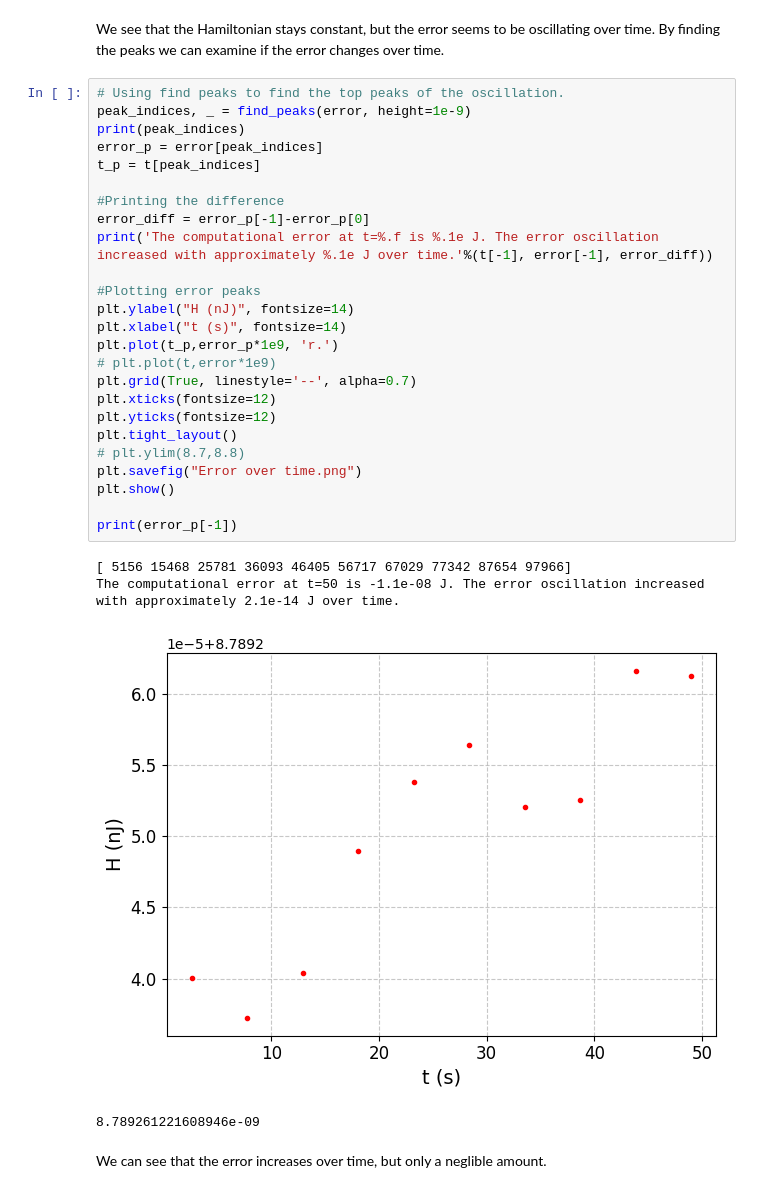
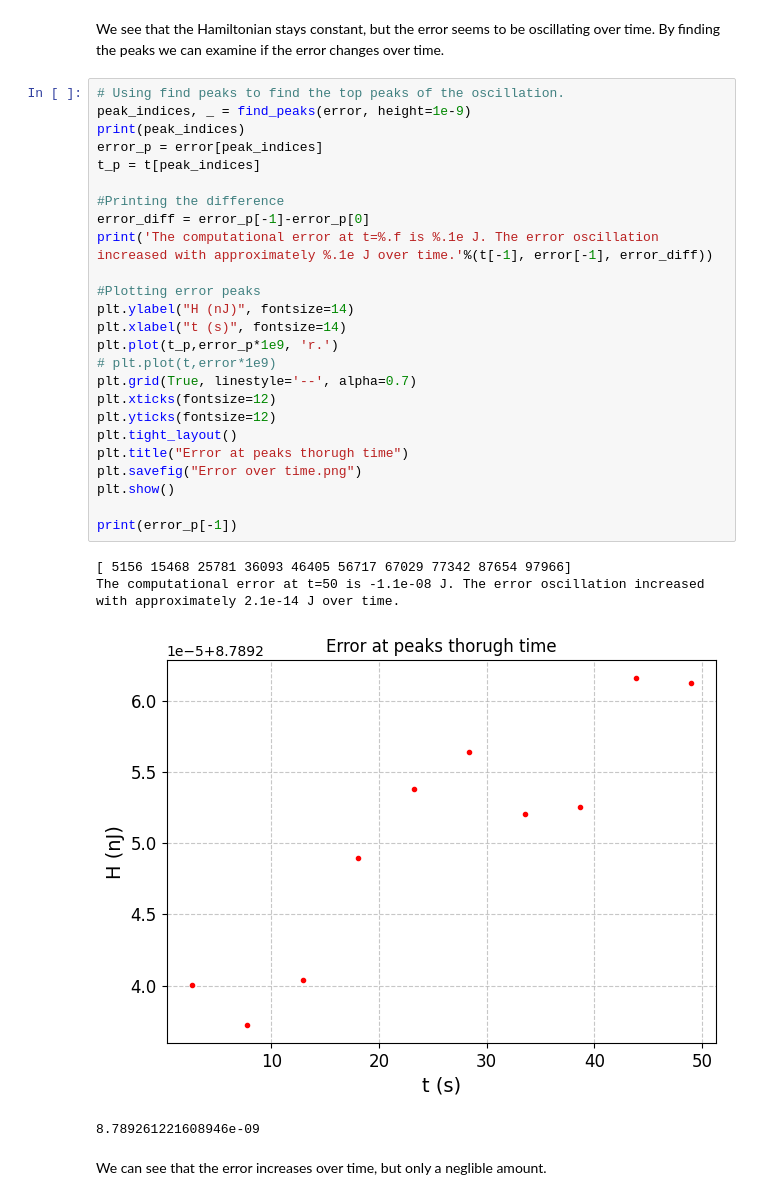
Before and after one commit to Danielle-06/Duffing-oscillator, a Jupyter notebook: Main analysis.ipynb, the cells around one changed output. Cells and saved outputs as stored; diff of their text form.

```diff
--- a/Main analysis.ipynb
+++ b/Main analysis.ipynb
@@ -110,32 +105,32 @@ We see that the Hamiltonian stays constant, but the error seems to be oscillatin
 # %%
 # Using find peaks to find the top peaks of the oscillation.
 peak_indices, _ = find_peaks(error, height=1e-9)
 print(peak_indices)
 error_p = error[peak_indices]
 t_p = t[peak_indices]
 
 #Printing the difference
 error_diff = error_p[-1]-error_p[0]
 print('The computational error at t=%.f is %.1e J. The error oscillation increased with approximately %.1e J over time.'%(t[-1], error[-1], error_diff))
 
 #Plotting error peaks
 plt.ylabel("H (nJ)", fontsize=14)
 plt.xlabel("t (s)", fontsize=14)
 plt.plot(t_p,error_p*1e9, 'r.')
 # plt.plot(t,error*1e9)
 plt.grid(True, linestyle='--', alpha=0.7)
 plt.xticks(fontsize=12)
 plt.yticks(fontsize=12)
 plt.tight_layout()
-# plt.ylim(8.7,8.8)
+plt.title("Error at peaks thorugh time")
 plt.savefig("Error over time.png")
 plt.show()
 
 print(error_p[-1])
 # %% [output]
 [ 5156 15468 25781 36093 46405 56717 67029 77342 87654 97966]
 The computational error at t=50 is -1.1e-08 J. The error oscillation increased with approximately 2.1e-14 J over time.
-[figure, old version]
+[figure, new version]
 8.789261221608946e-09
 # %% [markdown]
 We can see that the error increases over time, but only a neglible amount.
```
Also changed, not shown: parts of 16 cells of this notebook, 1 other file.
